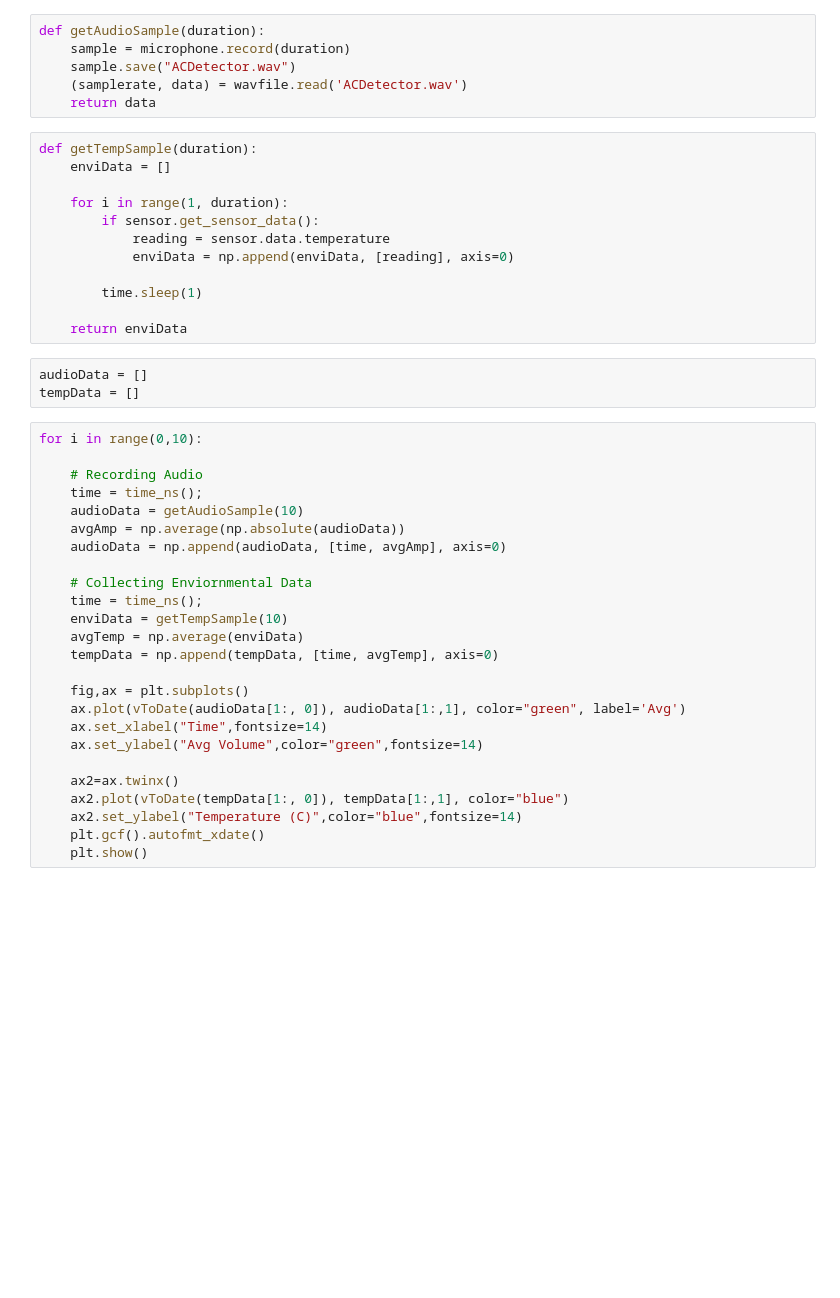
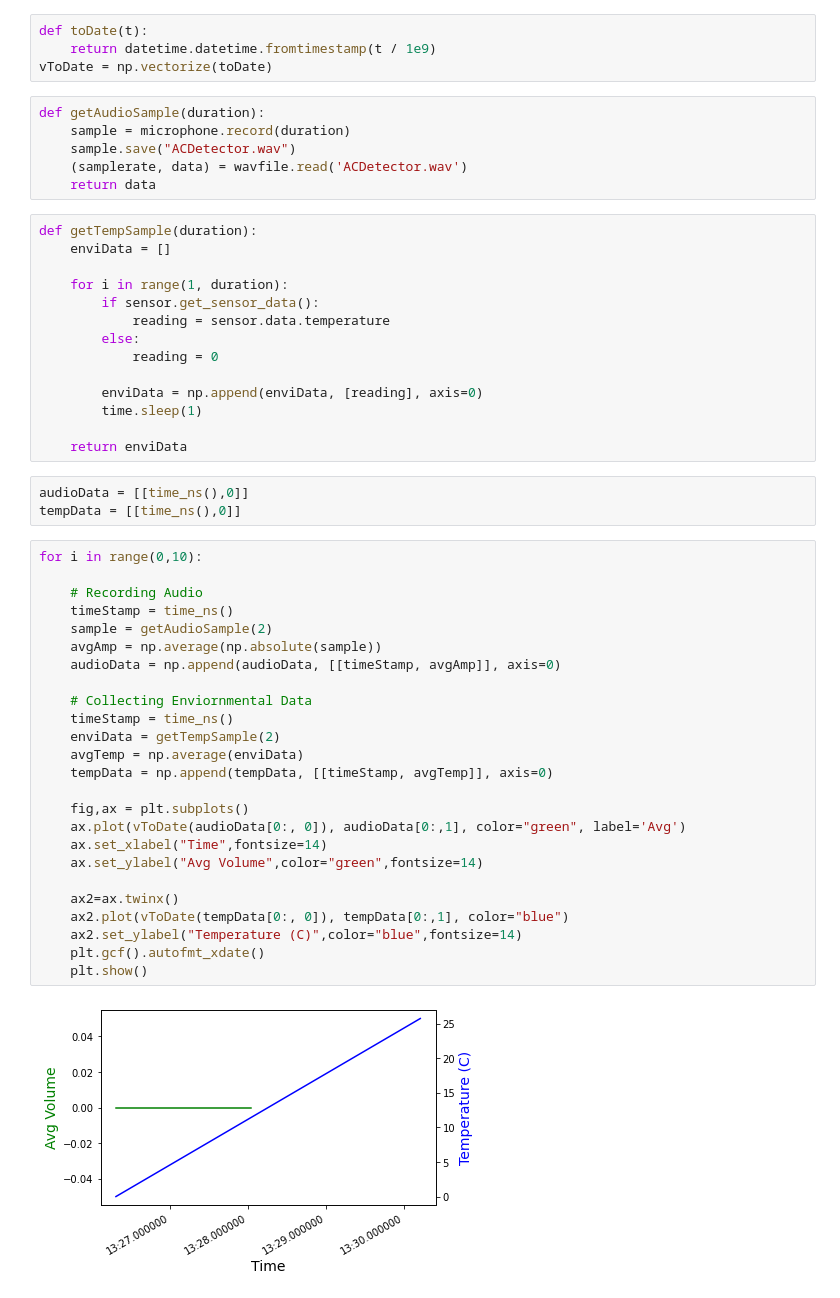
Before and after one commit to ddiLab/SageEdu, a Jupyter notebook: projects/AC Data.ipynb, the cells around one changed output. Drawn from its saved outputs; the diff is of its cells as text; blank space fills up the shorter version.

```diff
--- a/projects/AC Data.ipynb
+++ b/projects/AC Data.ipynb
@@ -21,6 +22,10 @@ sensor.select_gas_heater_profile(0)
 # %%
 def time_ns():
     return int(time.time() * 1e9)
+# %%
+def toDate(t):
+    return datetime.datetime.fromtimestamp(t / 1e9)
+vToDate = np.vectorize(toDate)
 # %%
 def getAudioSample(duration):
     sample = microphone.record(duration)
@@ -34,37 +39,40 @@ def getTempSample(duration):
     for i in range(1, duration):
         if sensor.get_sensor_data():
             reading = sensor.data.temperature
-            enviData = np.append(enviData, [reading], axis=0)
+        else:
+            reading = 0
 
+        enviData = np.append(enviData, [reading], axis=0)
         time.sleep(1)
 
     return enviData
 # %%
-audioData = []
-tempData = []
+audioData = [[time_ns(),0]]
+tempData = [[time_ns(),0]]
 # %%
 for i in range(0,10):
 
     # Recording Audio
-    time = time_ns();
-    audioData = getAudioSample(10)
-    avgAmp = np.average(np.absolute(audioData))
-    audioData = np.append(audioData, [time, avgAmp], axis=0)
+    timeStamp = time_ns()
+    sample = getAudioSample(2)
+    avgAmp = np.average(np.absolute(sample))
+    audioData = np.append(audioData, [[timeStamp, avgAmp]], axis=0)
 
     # Collecting Enviornmental Data
-    time = time_ns();
-    enviData = getTempSample(10)
+    timeStamp = time_ns()
+    enviData = getTempSample(2)
     avgTemp = np.average(enviData)
-    tempData = np.append(tempData, [time, avgTemp], axis=0)
+    tempData = np.append(tempData, [[timeStamp, avgTemp]], axis=0)
 
     fig,ax = plt.subplots()
-    ax.plot(vToDate(audioData[1:, 0]), audioData[1:,1], color="green", label='Avg')
+    ax.plot(vToDate(audioData[0:, 0]), audioData[0:,1], color="green", label='Avg')
     ax.set_xlabel("Time",fontsize=14)
     ax.set_ylabel("Avg Volume",color="green",fontsize=14)
 
     ax2=ax.twinx()
-    ax2.plot(vToDate(tempData[1:, 0]), tempData[1:,1], color="blue")
+    ax2.plot(vToDate(tempData[0:, 0]), tempData[0:,1], color="blue")
     ax2.set_ylabel("Temperature (C)",color="blue",fontsize=14)
     plt.gcf().autofmt_xdate()
     plt.show()
 # %% [output]
+[figure, added]
```
Also changed, not shown: parts of 2 cells of this notebook.
